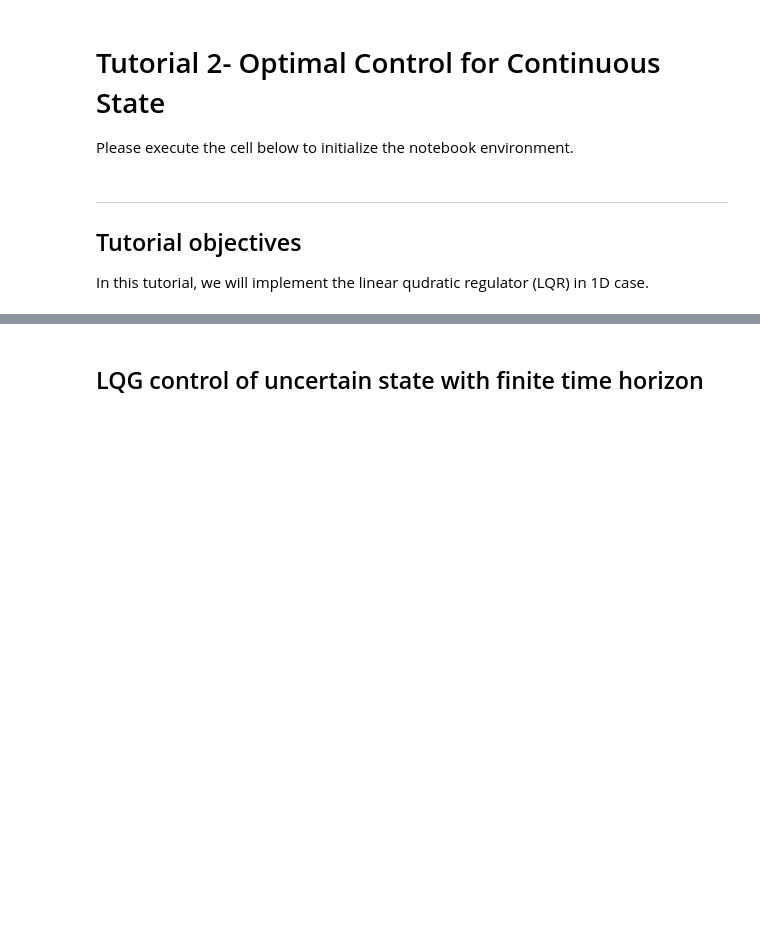
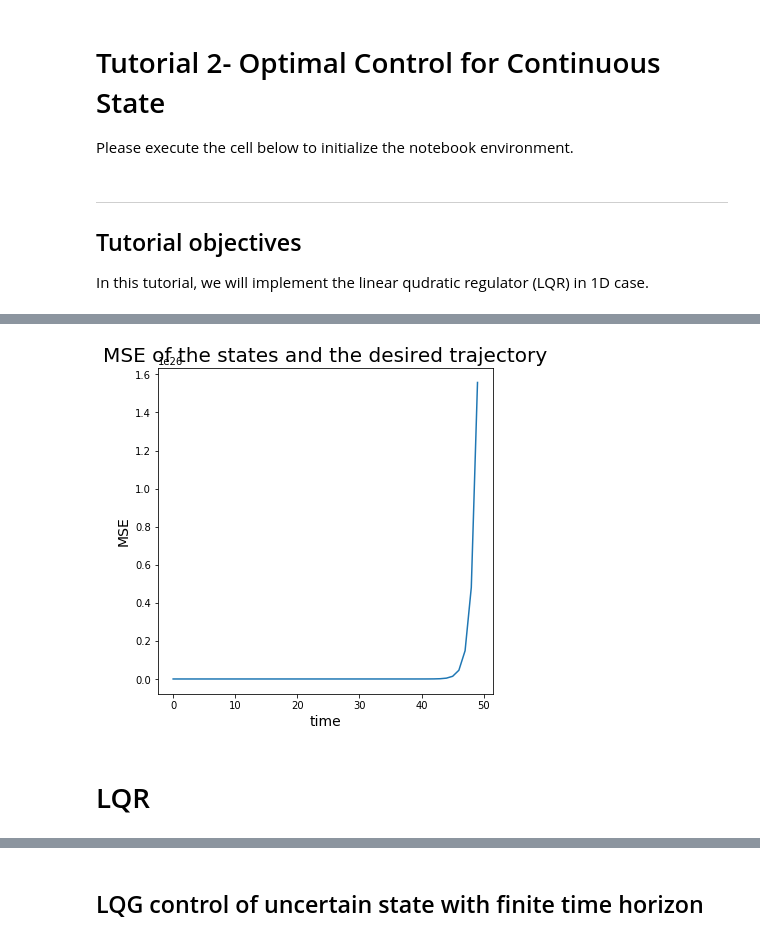
Before and after one commit to zhengww/NeuroMatchAcademy, a Jupyter notebook: Tutorial2_optimal_control_continuous.ipynb, the cells around one changed output, grey strips where cells are left out. Drawn from its saved outputs; the diff is of its cells as text; code cells hidden in the pictures; blank space fills up the shorter version.

```diff
--- a/Tutorial2_optimal_control_continuous.ipynb
+++ b/Tutorial2_optimal_control_continuous.ipynb
@@ -247,0 +154,6 @@ lqr_sine.plot_position(x, x_tilde, target)
+# %%
+lds_zero.plot_MSE(x)
+# %% [output]
+[figure, added]
+# %% [markdown]
+# LQR
```
Also changed, not shown: parts of 47 cells of this notebook, 3 other files.
